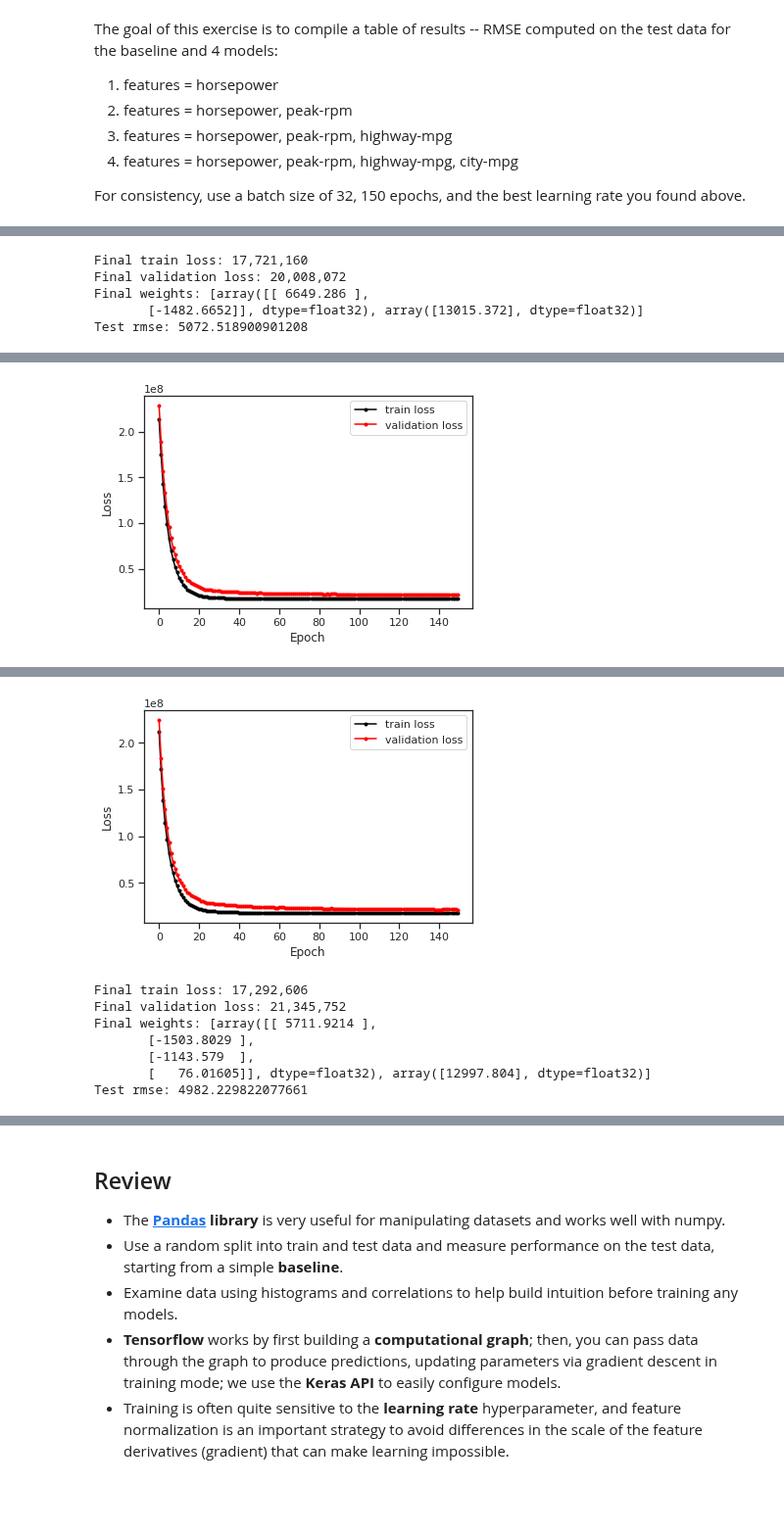
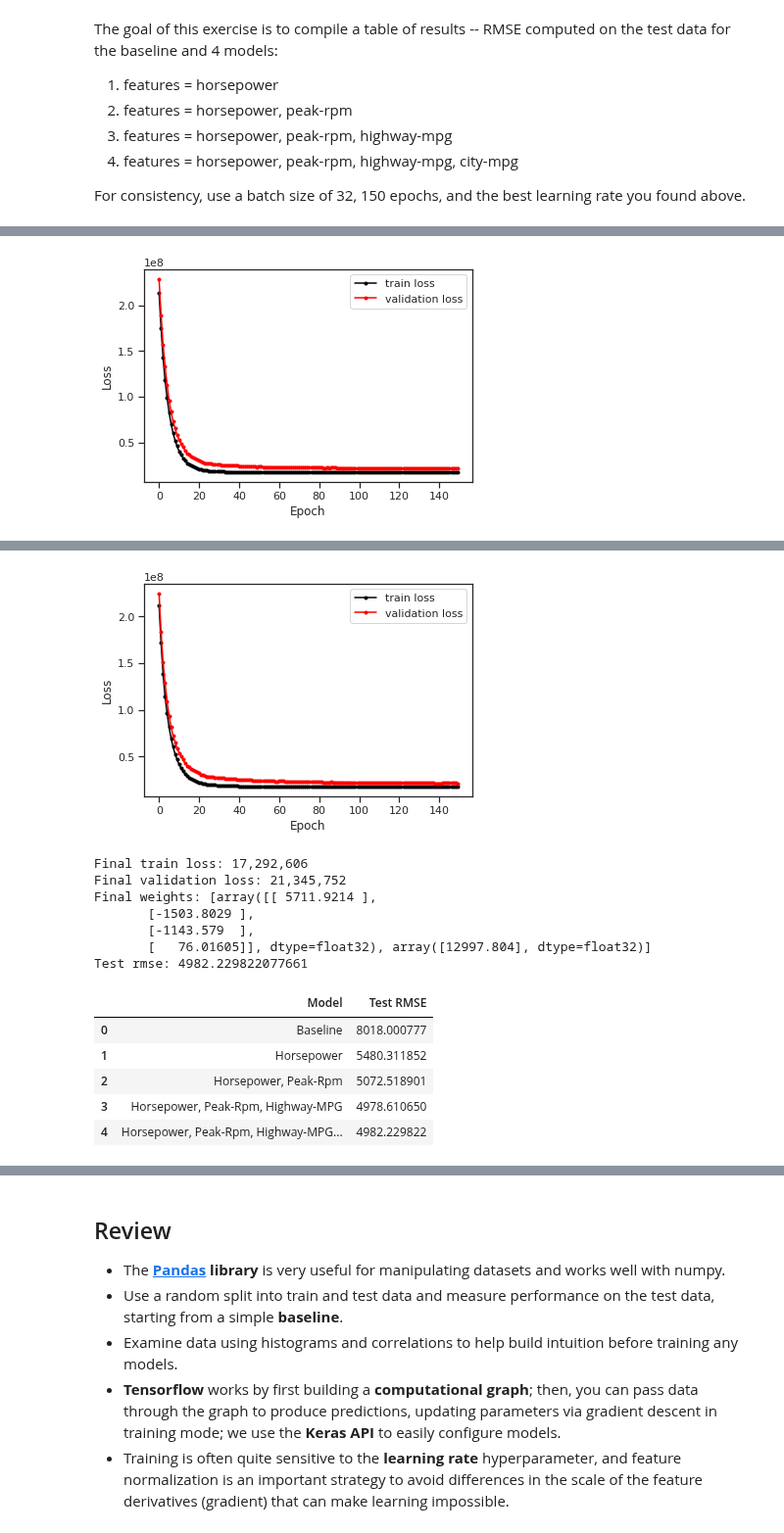
Before and after one commit to RERobbins/mids_w207_summer_22_Richard_Robbins, a Jupyter notebook: submissions/03 Linear Regression with Tensorflow.ipynb, the cells around one changed output, grey strips where cells are left out. Shown at 98% size. Cells and saved outputs as stored; diff of their text form; code cells hidden in the pictures; blank space fills up the shorter version.

```diff
--- a/submissions/03 Linear Regression with Tensorflow.ipynb
+++ b/submissions/03 Linear Regression with Tensorflow.ipynb
@@ -717,29 +723,44 @@ Horsepower |
 # %%
+def run_experiment(features, learning_rate):
+
+    print (f"Model Features: {features}")
+    model = build_model(len(features), learning_rate)
+
+    history = model.fit(
+        x = car_train_features_norm[features],
+        y = car_train_labels,
+        validation_split=0.1,
+        epochs=150,
+        batch_size=32,
+        verbose=0)
+
+    plot_loss(model, history)
+
+    # Make predictions on test data
+    test_loss = model.evaluate(car_test_features_norm[features],
+                               car_test_labels,
+                               verbose=0)
+    test_rmse = np.sqrt(test_loss)
+    print('Test rmse:', test_rmse)
+    print('\n')
+    return ', '.join(features), test_rmse
+
+baseline = BiasOnlyModel()
+baseline.fit(car_train_features, car_train_labels)
+baseline_test_predictions = baseline.predict(car_test_features)
+baseline_test_rmse = model_rmse(car_test_labels, baseline_test_predictions)
+
 feature_sets = [['horsepower'],
                 ['horsepower', 'peak-rpm'],
                 ['horsepower', 'peak-rpm', 'highway-mpg'],
                 ['horsepower', 'peak-rpm', 'highway-mpg', 'city-mpg']
                ]
 
-def run_experiment(features, learning_rate):
-  model = build_model(len(features), learning_rate)
+results = [["Baseline", baseline_test_rmse]]
 
-  history = model.fit(
-    x = car_train_features_norm[features],
-    y = car_train_labels,
-    validation_split=0.1,
-    epochs=150,
-    batch_size=32,
-    verbose=0)
-
-  plot_loss(model, history)
-
-  # Make predictions on test data
-  test_loss = model.evaluate(car_test_features_norm[features],
-                             car_test_labels,
-                             verbose=0)
-  test_rmse = np.sqrt(test_loss)
-  print('Test rmse:', test_rmse)
-
-for features in feature_sets: run_experiment(features, 0.01)
+for features in feature_sets:
+    model_string, test_rmse = run_experiment (features, .01)
+    results.append([model_string.title().replace("Mpg", "MPG").replace("Mph", "MPH"),
+                    test_rmse])
+pd.DataFrame(results, columns=(["Model", "Test RMSE"]))
 # %% [output]
@@ -751,6 +776 @@ Test rmse: 5480.311852440516
 [figure]
-Final train loss: 17,721,160
-Final validation loss: 20,008,072
-Final weights: [array([[ 6649.286 ],
-       [-1482.6652]], dtype=float32), array([13015.372], dtype=float32)]
-Test rmse: 5072.518900901208
@@ -764,8 +795,14 @@ Test rmse: 4978.610649568814
 [figure]
-Final train loss: 17,292,606
-Final validation loss: 21,345,752
-Final weights: [array([[ 5711.9214 ],
-       [-1503.8029 ],
-       [-1143.579  ],
-       [   76.01605]], dtype=float32), array([12997.804], dtype=float32)]
-Test rmse: 4982.229822077661
+Final train loss: 17,292,606
+Final validation loss: 21,345,752
+Final weights: [array([[ 5711.9214 ],
+       [-1503.8029 ],
+       [-1143.579  ],
+       [   76.01605]], dtype=float32), array([12997.804], dtype=float32)]
+Test rmse: 4982.229822077661
+|  | Model | Test RMSE |
+| 0 | Baseline | 8018.000777 |
+| 1 | Horsepower | 5480.311852 |
+| 2 | Horsepower, Peak-Rpm | 5072.518901 |
+| 3 | Horsepower, Peak-Rpm, Highway-MPG | 4978.610650 |
+| 4 | Horsepower, Peak-Rpm, Highway-MPG... | 4982.229822 |
```
Also changed, not shown: parts of 4 cells of this notebook.
